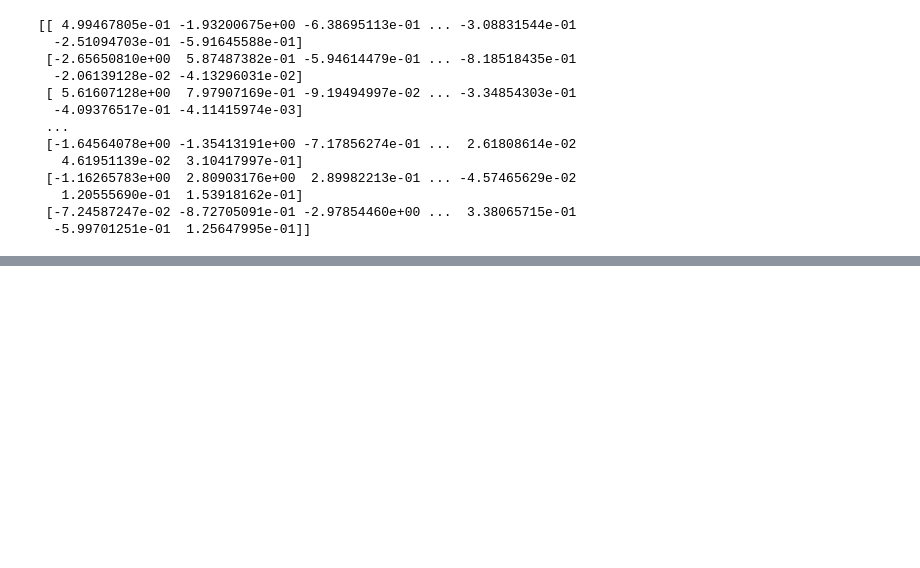
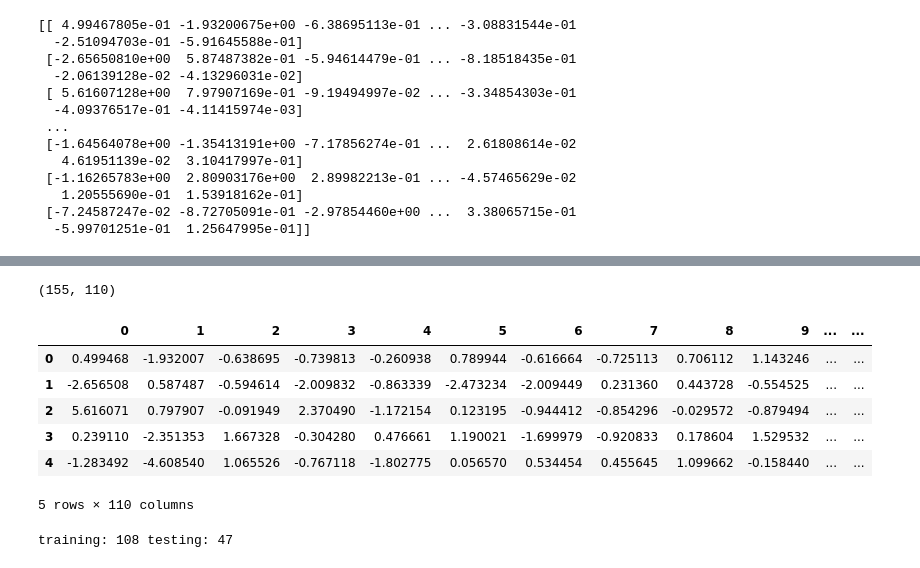
Before and after one commit to brainhack-school2020/tjays7_fmri, a Jupyter notebook: Gender-Classification-fMRI.ipynb, the cells around one changed output, grey strips where cells are left out. Cells and saved outputs as stored; diff of their text form; code cells hidden in the pictures; blank space fills up the shorter version.

```diff
--- a/Gender-Classification-fMRI.ipynb
+++ b/Gender-Classification-fMRI.ipynb
@@ -494,2 +543,17 @@ Text(0,0.5,'Second Principal Component')
+# %%
+df_xpca = pd.DataFrame(x_pca)
+print(df_xpca.shape)
+df_xpca.head()
+# %% [output]
+(155, 110)
+|  | 0 | 1 | 2 | 3 | 4 | 5 | 6 | 7 | 8 | 9 | ... | ... |
+| 0 | 0.499468 | -1.932007 | -0.638695 | -0.739813 | -0.260938 | 0.789944 | -0.616664 | -0.725113 | 0.706112 | 1.143246 | ... | ... |
+| 1 | -2.656508 | 0.587487 | -0.594614 | -2.009832 | -0.863339 | -2.473234 | -2.009449 | 0.231360 | 0.443728 | -0.554525 | ... | ... |
+| 2 | 5.616071 | 0.797907 | -0.091949 | 2.370490 | -1.172154 | 0.123195 | -0.944412 | -0.854296 | -0.029572 | -0.879494 | ... | ... |
+| 3 | 0.239110 | -2.351353 | 1.667328 | -0.304280 | 0.476661 | 1.190021 | -1.699979 | -0.920833 | 0.178604 | 1.529532 | ... | ... |
+| 4 | -1.283492 | -4.608540 | 1.065526 | -0.767118 | -1.802775 | 0.056570 | 0.534454 | 0.455645 | 1.099662 | -0.158440 | ... | ... |
+5 rows × 110 columns
 # %%
-X_train_pca, X_val_pca, y_train_pca, y_val_pca = train_val_sets()
+X_train_pca, X_val_pca, y_train_pca, y_val_pca = train_test_sets(df_xpca, df_labels)
+# %% [output]
+training: 108 testing: 47
```
Also changed, not shown: parts of 18 cells of this notebook.
